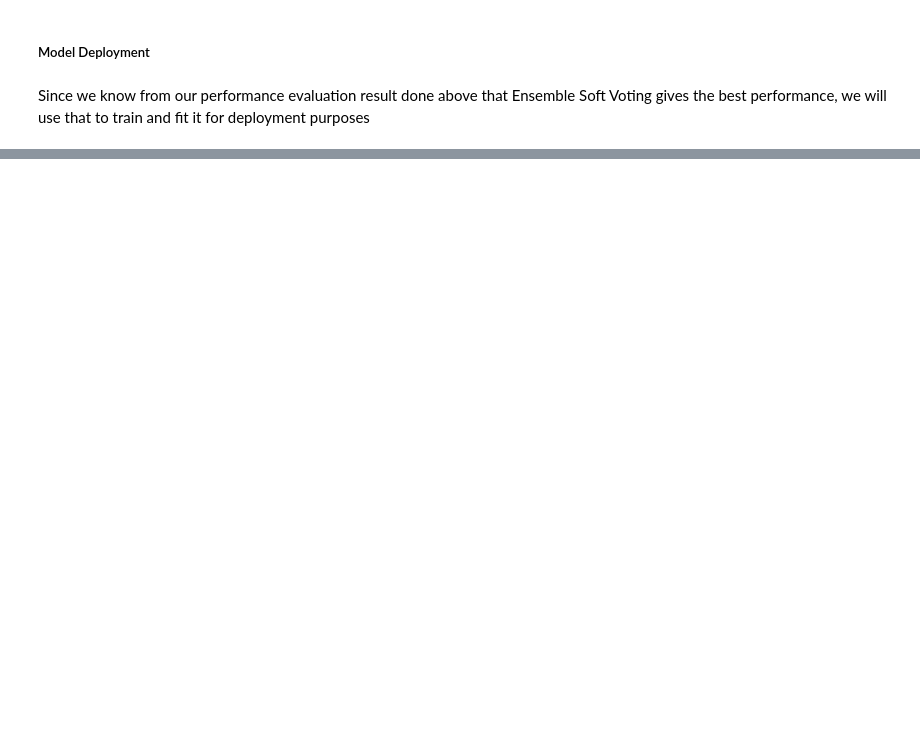
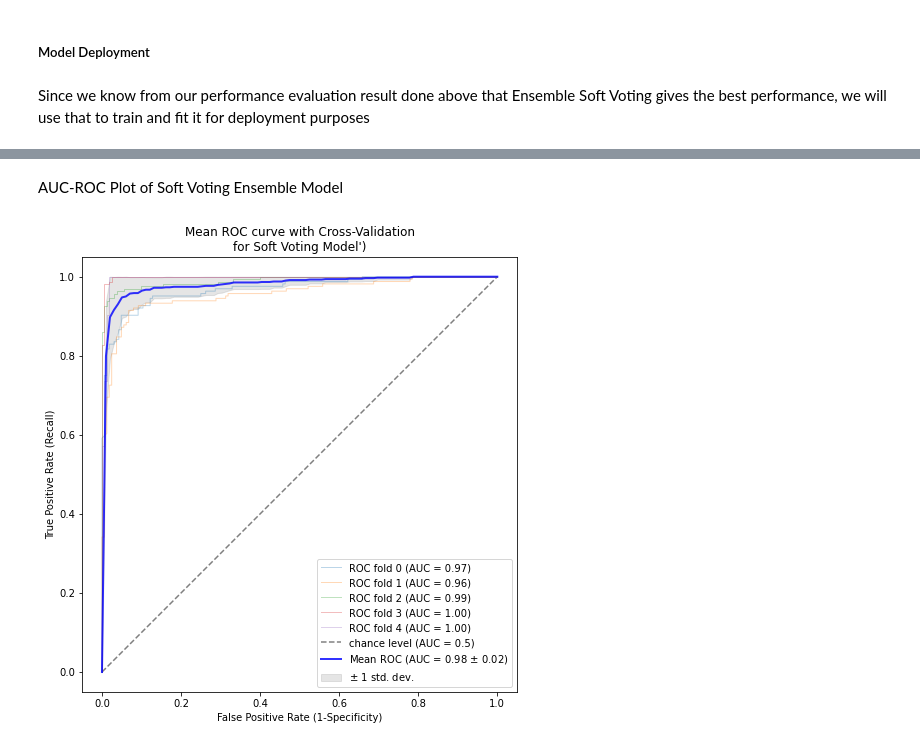
Before and after one commit to mhmdhzq93/fakenews-twitter-natural-disaster, a Jupyter notebook: model.ipynb, the cells around one changed output, grey strips where cells are left out. Drawn from its saved outputs; the diff is of its cells as text; code cells hidden in the pictures; blank space fills up the shorter version.

```diff
--- a/model.ipynb
+++ b/model.ipynb
@@ -199,0 +221,66 @@ VotingClassifier(estimators=[('svm', SVC(probability=True, random_state=123)),
+# %% [markdown]
+AUC-ROC Plot of Soft Voting Ensemble Model
+# %%
+cv = StratifiedKFold(n_splits=5)
+
+X_train_smote, y_train_smote = smote.fit_resample(X_train_tfidf, y_train)
+
+tprs = []
+aucs = []
+mean_fpr = np.linspace(0, 1, 100)
+
+fig, ax = plt.subplots(figsize=(10, 8))
+for fold, (train, test) in enumerate(cv.split(X_train_smote, y_train_smote)):
+    soft_vote.fit(X_train_smote.toarray()[train], np.array(y_train_smote)[train])
+    viz = RocCurveDisplay.from_estimator(
+        soft_vote,
+        X_train_smote.toarray()[test],
+        np.array(y_train_smote)[test],
+        name=f"ROC fold {fold}",
+        alpha=0.3,
+        lw=1,
+        ax=ax,
+    )
+    interp_tpr = np.interp(mean_fpr, viz.fpr, viz.tpr)
+    interp_tpr[0] = 0.0
+    tprs.append(interp_tpr)
+    aucs.append(viz.roc_auc)
+ax.plot([0, 1], [0, 1], linestyle = "--", color = 'grey', label="chance level (AUC = 0.5)")
+
+mean_tpr = np.mean(tprs, axis=0)
+mean_tpr[-1] = 1.0
+mean_auc = auc(mean_fpr, mean_tpr)
+std_auc = np.std(aucs)
+ax.plot(
+    mean_fpr,
+    mean_tpr,
+    color="b",
+    label=r"Mean ROC (AUC = %0.2f $\pm$ %0.2f)" % (mean_auc, std_auc),
+    lw=2,
+    alpha=0.8,
+)
+
+std_tpr = np.std(tprs, axis=0)
+tprs_upper = np.minimum(mean_tpr + std_tpr, 1)
+tprs_lower = np.maximum(mean_tpr - std_tpr, 0)
+ax.fill_between(
+    mean_fpr,
+    tprs_lower,
+    tprs_upper,
+    color="grey",
+    alpha=0.2,
+    label=r"$\pm$ 1 std. dev.",
+)
+
+ax.set(
+    xlim=[-0.05, 1.05],
+    ylim=[-0.05, 1.05],
+    xlabel="False Positive Rate (1-Specificity)",
+    ylabel="True Positive Rate (Recall)",
+    title=f"Mean ROC curve with Cross-Validation\nfor Soft Voting Model')",
+)
+ax.axis("square")
+ax.legend(loc="lower right")
+plt.show()
+# %% [output]
+[figure, added]
```
Also changed, not shown: parts of 11 cells of this notebook, 1 other file.
